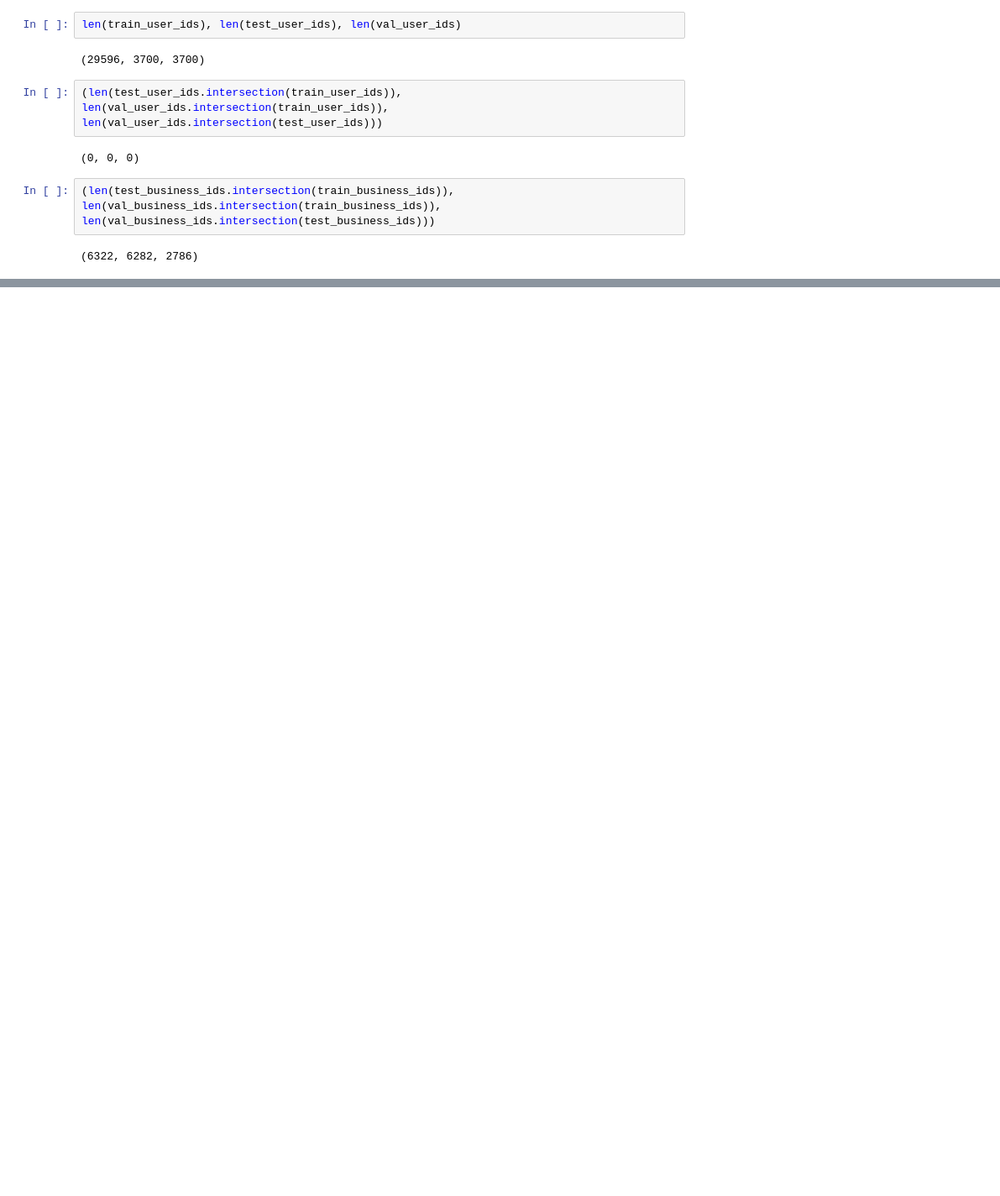
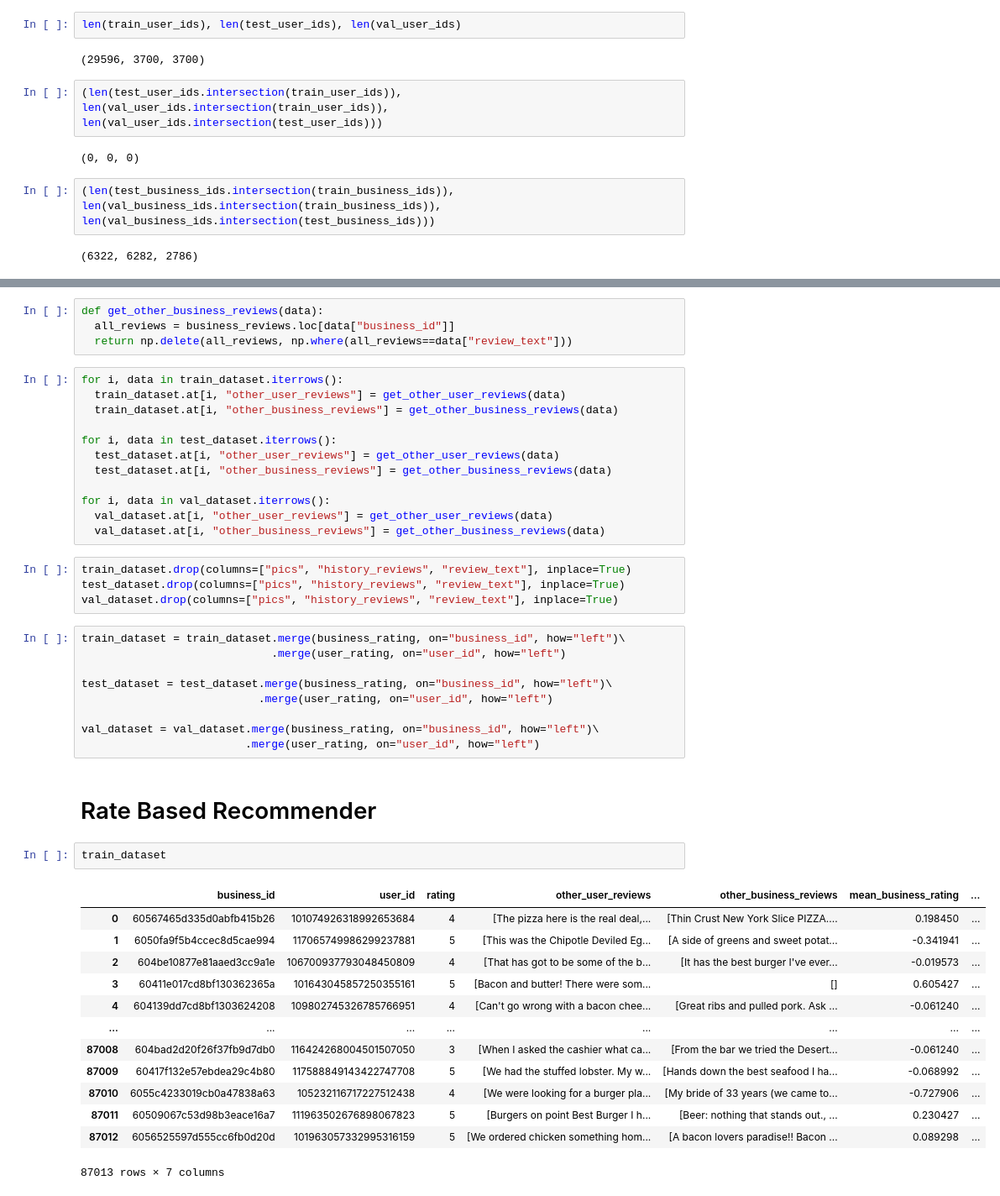
Before and after one commit to AUT-Student/IR-HW3, a Jupyter notebook: IR_HW3.ipynb, the cells around one changed output, grey strips where cells are left out. Shown at 84% size. Drawn from its saved outputs; the diff is of its cells as text; blank space fills up the shorter version.

```diff
--- a/IR_HW3.ipynb
+++ b/IR_HW3.ipynb
@@ -181,0 +132,47 @@ Epoch 2/10
+# %%
+def get_other_business_reviews(data):
+  all_reviews = business_reviews.loc[data["business_id"]]
+  return np.delete(all_reviews, np.where(all_reviews==data["review_text"]))
+# %%
+for i, data in train_dataset.iterrows():
+  train_dataset.at[i, "other_user_reviews"] = get_other_user_reviews(data)
+  train_dataset.at[i, "other_business_reviews"] = get_other_business_reviews(data)
+
+for i, data in test_dataset.iterrows():
+  test_dataset.at[i, "other_user_reviews"] = get_other_user_reviews(data)
+  test_dataset.at[i, "other_business_reviews"] = get_other_business_reviews(data)
+
+for i, data in val_dataset.iterrows():
+  val_dataset.at[i, "other_user_reviews"] = get_other_user_reviews(data)
+  val_dataset.at[i, "other_business_reviews"] = get_other_business_reviews(data)
+# %%
+train_dataset.drop(columns=["pics", "history_reviews", "review_text"], inplace=True)
+test_dataset.drop(columns=["pics", "history_reviews", "review_text"], inplace=True)
+val_dataset.drop(columns=["pics", "history_reviews", "review_text"], inplace=True)
+# %%
+train_dataset = train_dataset.merge(business_rating, on="business_id", how="left")\
+                             .merge(user_rating, on="user_id", how="left")
+
+test_dataset = test_dataset.merge(business_rating, on="business_id", how="left")\
+                           .merge(user_rating, on="user_id", how="left")
+
+val_dataset = val_dataset.merge(business_rating, on="business_id", how="left")\
+                         .merge(user_rating, on="user_id", how="left")
+# %% [markdown]
+# Rate Based Recommender
+# %%
+train_dataset
+# %% [output]
+|  | business_id | user_id | rating | other_user_reviews | other_business_reviews | mean_business_rating | ... |
+| 0 | 60567465d335d0abfb415b26 | 101074926318992653684 | 4 | [The pizza here is the real deal,... | [Thin Crust New York Slice PIZZA.... | 0.198450 | ... |
+| 1 | 6050fa9f5b4ccec8d5cae994 | 117065749986299237881 | 5 | [This was the Chipotle Deviled Eg... | [A side of greens and sweet potat... | -0.341941 | ... |
+| 2 | 604be10877e81aaed3cc9a1e | 106700937793048450809 | 4 | [That has got to be some of the b... | [It has the best burger I've ever... | -0.019573 | ... |
+| 3 | 60411e017cd8bf130362365a | 101643045857250355161 | 5 | [Bacon and butter! There were som... | [] | 0.605427 | ... |
+| 4 | 604139dd7cd8bf1303624208 | 109802745326785766951 | 4 | [Can't go wrong with a bacon chee... | [Great ribs and pulled pork. Ask ... | -0.061240 | ... |
+| ... | ... | ... | ... | ... | ... | ... | ... |
+| 87008 | 604bad2d20f26f37fb9d7db0 | 116424268004501507050 | 3 | [When I asked the cashier what ca... | [From the bar we tried the Desert... | -0.061240 | ... |
+| 87009 | 60417f132e57ebdea29c4b80 | 117588849143422747708 | 5 | [We had the stuffed lobster. My w... | [Hands down the best seafood I ha... | -0.068992 | ... |
+| 87010 | 6055c4233019cb0a47838a63 | 105232116717227512438 | 4 | [We were looking for a burger pla... | [My bride of 33 years (we came to... | -0.727906 | ... |
+| 87011 | 60509067c53d98b3eace16a7 | 111963502676898067823 | 5 | [Burgers on point Best Burger I h... | [Beer: nothing that stands out., ... | 0.230427 | ... |
+| 87012 | 6056525597d555cc6fb0d20d | 101963057332995316159 | 5 | [We ordered chicken something hom... | [A bacon lovers paradise!! Bacon ... | 0.089298 | ... |
+87013 rows × 7 columns
```
Also changed, not shown: parts of 51 cells of this notebook.
